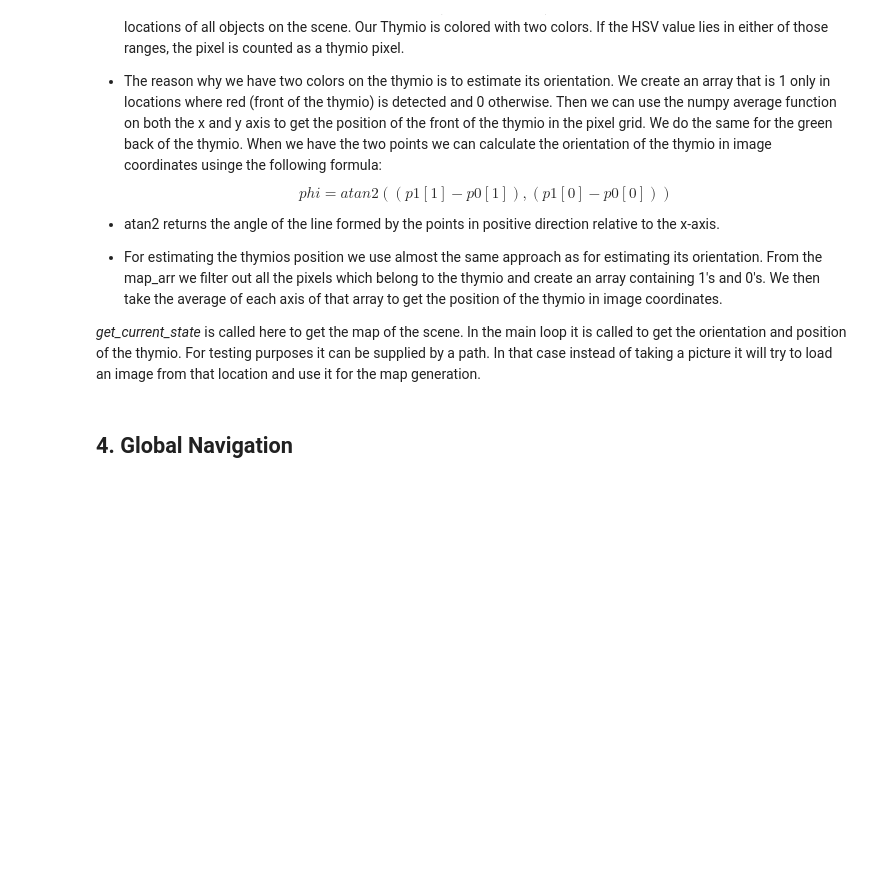
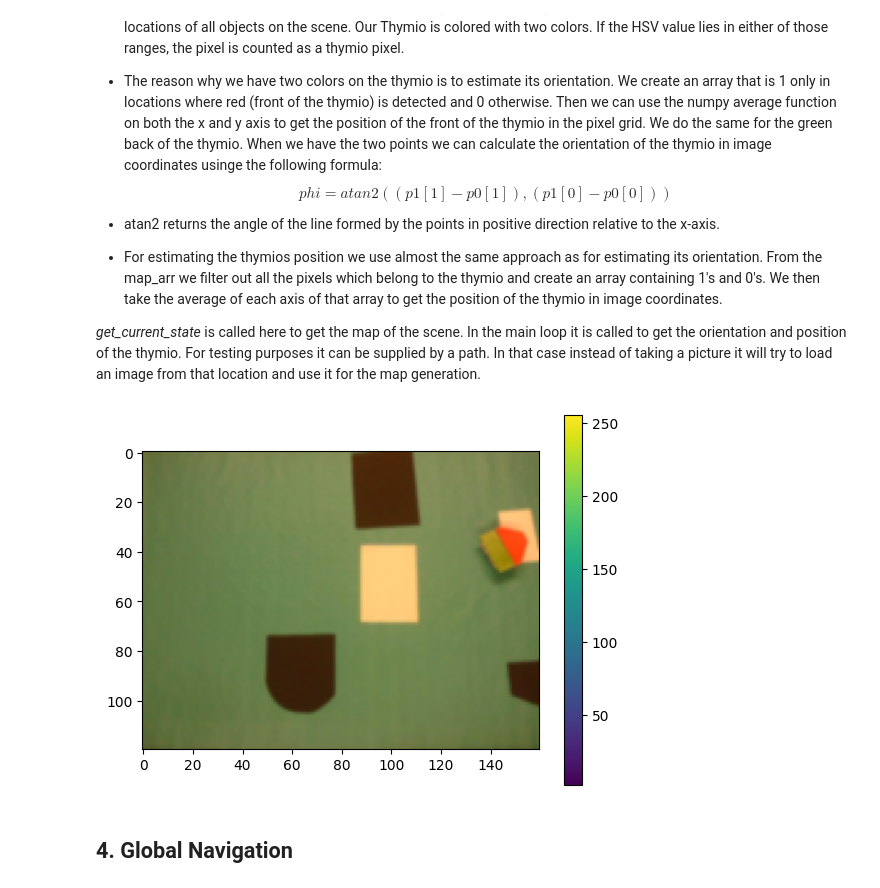
Before and after one commit to alessiodesogus/thytanic-navigation, a Jupyter notebook: group_T25_notebook.ipynb, the cells around one changed output. Cells and saved outputs as stored; diff of their text form; code cells hidden in the pictures; blank space fills up the shorter version.

```diff
--- a/group_T25_notebook.ipynb
+++ b/group_T25_notebook.ipynb
@@ -77,17 +77,19 @@ $$
 # %%
 #create a 4-channel map of the environment
 cam = init_cam()
 obstacle_range=[np.array([0, 130, 0]), np.array([160, 240, 140])]
-target_range=[np.array([0, 30, 235]), np.array([255, 130, 256])]
-th_front_range=[np.array([0, 160, 253]), np.array([15, 250, 256])]
+target_range=[np.array([0, 30, 235]), np.array([255, 129, 256])]
+th_front_range=[np.array([0, 130, 253]), np.array([15, 250, 256])]
 th_back_range=[np.array([16, 130, 141]), np.array([40, 250, 252])]
 img, _, _ = get_current_state(
     cam=cam,
     obstacle_range=obstacle_range,
     target_range=target_range,
     th_front_range=th_front_range,
     th_back_range=th_back_range,
 )
+# %% [output]
+[figure, added]
 # %% [markdown]
 ## 4. Global Navigation
 # %% [markdown]
```
Also changed, not shown: parts of 3 cells of this notebook, 3 other files.
